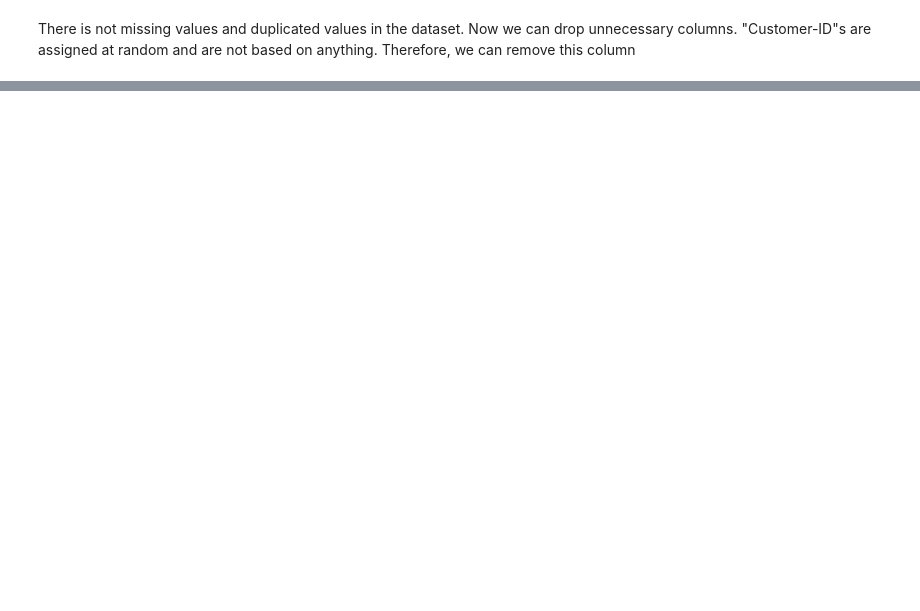
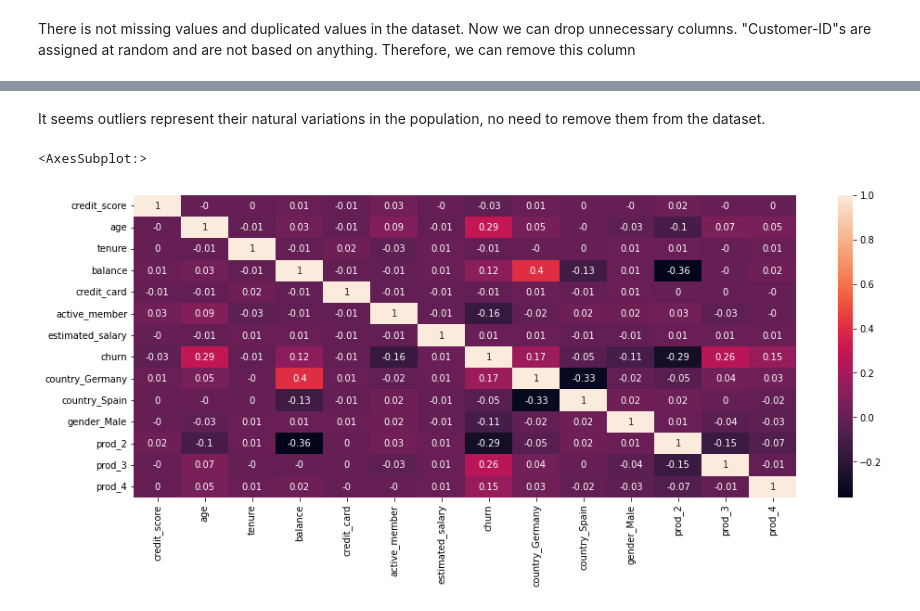
Before and after one commit to Fatemeh-Khosravi/Customer-Churn-Prediction, a Jupyter notebook: ADS505-FinalProject-ChrunPrediction.ipynb, the cells around one changed output, grey strips where cells are left out. Cells and saved outputs as stored; diff of their text form; code cells hidden in the pictures; blank space fills up the shorter version.

```diff
--- a/ADS505-FinalProject-ChrunPrediction.ipynb
+++ b/ADS505-FinalProject-ChrunPrediction.ipynb
@@ -163,0 +169,10 @@ churn_df = data_type_change(churn_df,["country_France","country_Germany","countr
+# %%
+bank_country = pd.get_dummies(bank['country'], prefix = 'country', drop_first = True)
+bank_product = pd.get_dummies(bank['products_number'], prefix = 'prod', drop_first = True)
+bank_gender= pd.get_dummies(bank['gender'], prefix = 'gender', drop_first = True)
+
+churn_df = bank.drop(['country', 'products_number', 'gender', 'customer_id'], axis = 1)
+
+churn_df = pd.concat([churn_df, bank_country, bank_gender, bank_product], axis = 1)
+
+churn_df.head()
@@ -163,0 +186,10 @@ churn_df = data_type_change(churn_df,["country_France","country_Germany","countr
+# %%
+# change the data type of the dummy variables (uint8 --> int64)
+def data_type_change(df,cols):
+    df[cols]=df[cols].astype(int)
+    return df
+
+churn_df = data_type_change(churn_df,["country_Germany","country_Spain",
+                                      "gender_Male", "prod_2", "prod_3", "prod_4"])
+
+churn_df.dtypes
@@ -163,0 +230,9 @@ churn_df = data_type_change(churn_df,["country_France","country_Germany","countr
+# %% [markdown]
+It seems outliers represent their natural variations in the population, no need to remove them from the dataset.
+# %%
+# Correlation matrix
+plt.figure(figsize=(16, 6))
+sns.heatmap(round(churn_df.corr(),2), annot = True)
+# %% [output]
+<AxesSubplot:>
+[figure, added]
```
Also changed, not shown: parts of 41 cells of this notebook.
